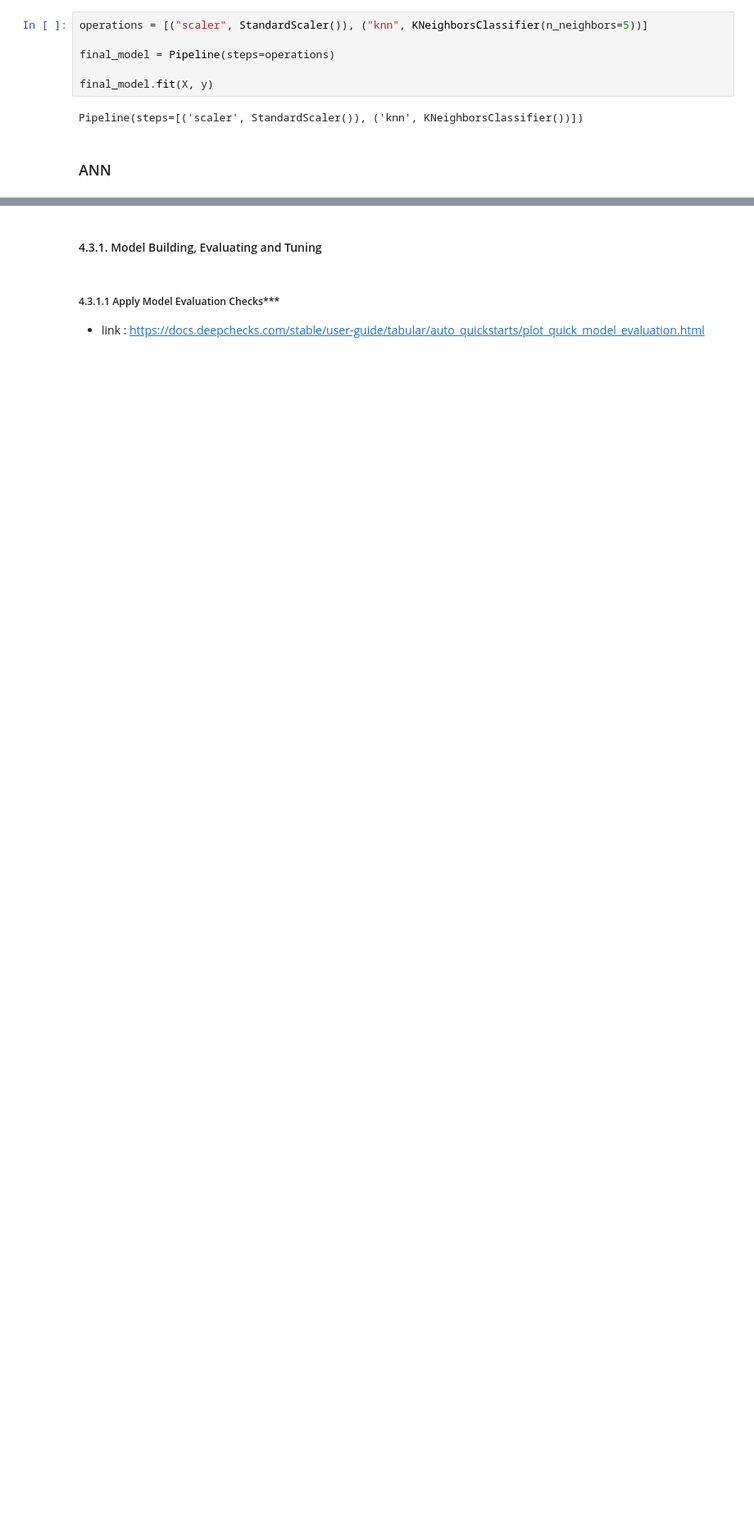
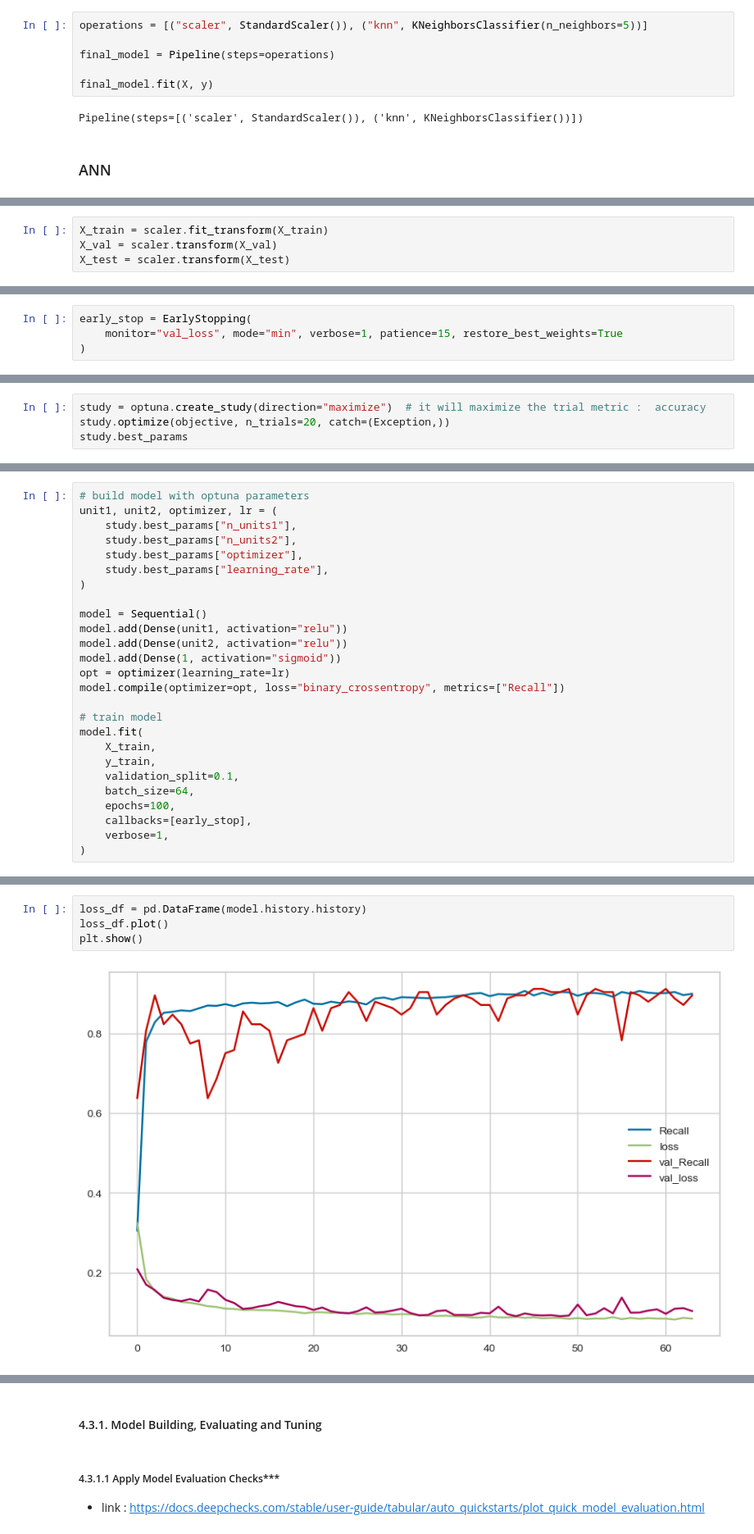
Before and after one commit to iceyisaak/capstone-project_churn-prediction, a Jupyter notebook: Churn Prediction_Student_Notebook_V5.ipynb, the cells around one changed output, grey strips where cells are left out. Shown at 82% size. Cells and saved outputs as stored; diff of their text form; blank space fills up the shorter version.

```diff
--- a/Churn Prediction_Student_Notebook_V5.ipynb
+++ b/Churn Prediction_Student_Notebook_V5.ipynb
@@ -2645,0 +2752,4 @@ Pipeline(steps=[('scaler', StandardScaler()), ('knn', KNeighborsClassifier())])
+# %%
+X_train = scaler.fit_transform(X_train)
+X_val = scaler.transform(X_val)
+X_test = scaler.transform(X_test)
@@ -2645,0 +2774,4 @@ Pipeline(steps=[('scaler', StandardScaler()), ('knn', KNeighborsClassifier())])
+# %%
+early_stop = EarlyStopping(
+    monitor="val_loss", mode="min", verbose=1, patience=15, restore_best_weights=True
+)
@@ -2645,0 +2818,4 @@ Pipeline(steps=[('scaler', StandardScaler()), ('knn', KNeighborsClassifier())])
+# %%
+study = optuna.create_study(direction="maximize")  # it will maximize the trial metric :  accuracy
+study.optimize(objective, n_trials=20, catch=(Exception,))
+study.best_params
@@ -2645,0 +2838,26 @@ Pipeline(steps=[('scaler', StandardScaler()), ('knn', KNeighborsClassifier())])
+# %%
+# build model with optuna parameters
+unit1, unit2, optimizer, lr = (
+    study.best_params["n_units1"],
+    study.best_params["n_units2"],
+    study.best_params["optimizer"],
+    study.best_params["learning_rate"],
+)
+
+model = Sequential()
+model.add(Dense(unit1, activation="relu"))
+model.add(Dense(unit2, activation="relu"))
+model.add(Dense(1, activation="sigmoid"))
+opt = optimizer(learning_rate=lr)
+model.compile(optimizer=opt, loss="binary_crossentropy", metrics=["Recall"])
+
+# train model
+model.fit(
+    X_train,
+    y_train,
+    validation_split=0.1,
+    batch_size=64,
+    epochs=100,
+    callbacks=[early_stop],
+    verbose=1,
+)
@@ -2645,0 +2883,6 @@ Pipeline(steps=[('scaler', StandardScaler()), ('knn', KNeighborsClassifier())])
+# %%
+loss_df = pd.DataFrame(model.history.history)
+loss_df.plot()
+plt.show()
+# %% [output]
+[figure, added]
```
Also changed, not shown: parts of 21 cells of this notebook.
